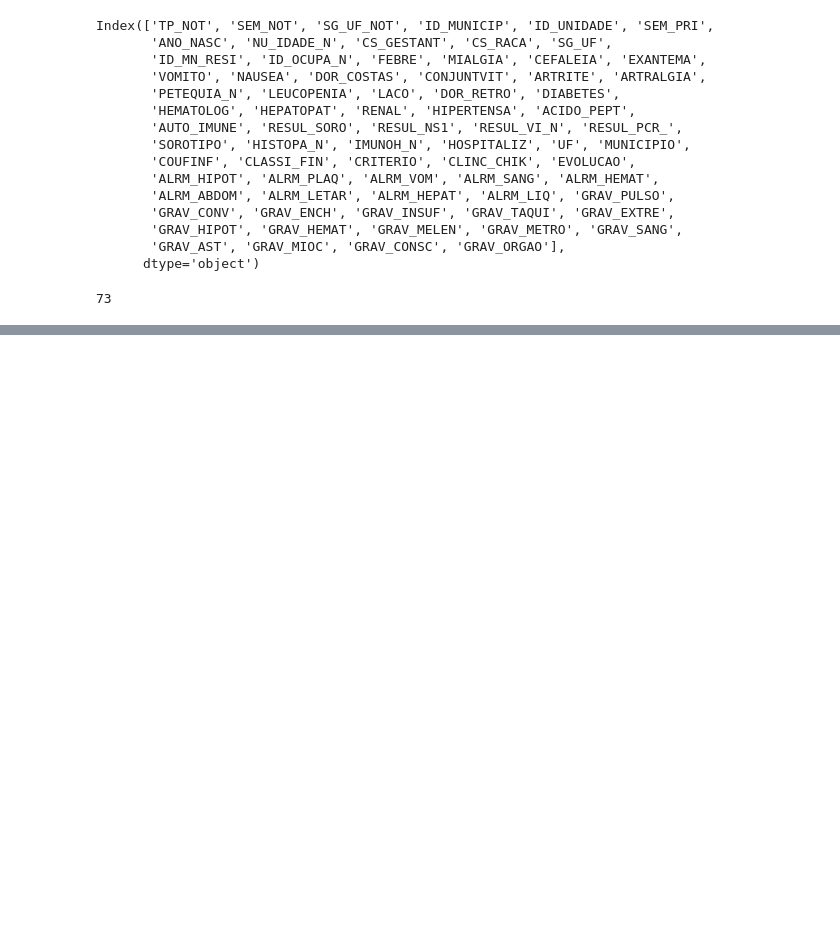
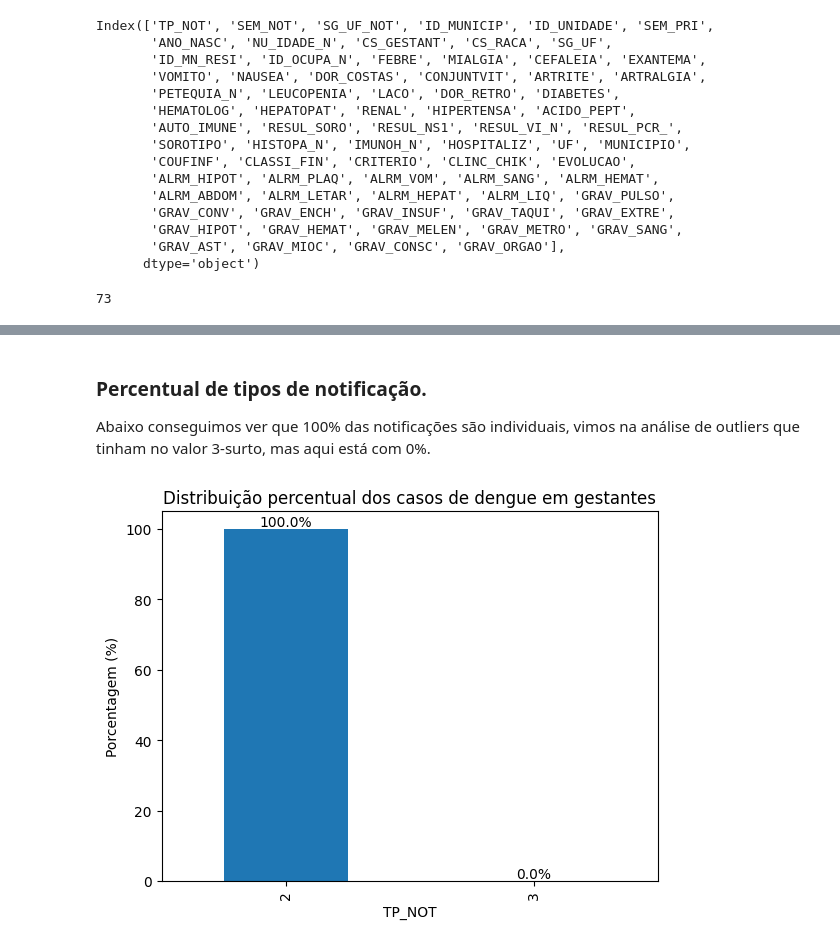
Before and after one commit to rodrigoandrade/8IADT-tech-challenge-fase1, a Jupyter notebook: tech_challenge_fase_1.ipynb, the cells around one changed output, grey strips where cells are left out. Cells and saved outputs as stored; diff of their text form; code cells hidden in the pictures; blank space fills up the shorter version.

```diff
--- a/tech_challenge_fase_1.ipynb
+++ b/tech_challenge_fase_1.ipynb
@@ -650,0 +670,22 @@ for i, col in enumerate(numeric_cols):
+# %% [markdown]
+### Percentual de tipos de notificação.
+
+Abaixo conseguimos ver que 100% das notificações são individuais, vimos na análise de outliers que tinham no valor 3-surto, mas aqui está com 0%.
+# %%
+percentual = dados['TP_NOT'].value_counts(normalize=True) * 100
+
+ax = percentual.plot(kind='bar')
+
+for p in ax.patches:
+    ax.annotate(
+        f'{p.get_height():.1f}%',
+        (p.get_x() + p.get_width() / 2., p.get_height()),
+        ha='center',
+        va='bottom'
+    )
+
+plt.ylabel('Porcentagem (%)')
+plt.title('Distribuição percentual dos casos de dengue em gestantes')
+plt.show()
+# %% [output]
+[figure, added]
```
Also changed, not shown: parts of 47 cells of this notebook.
